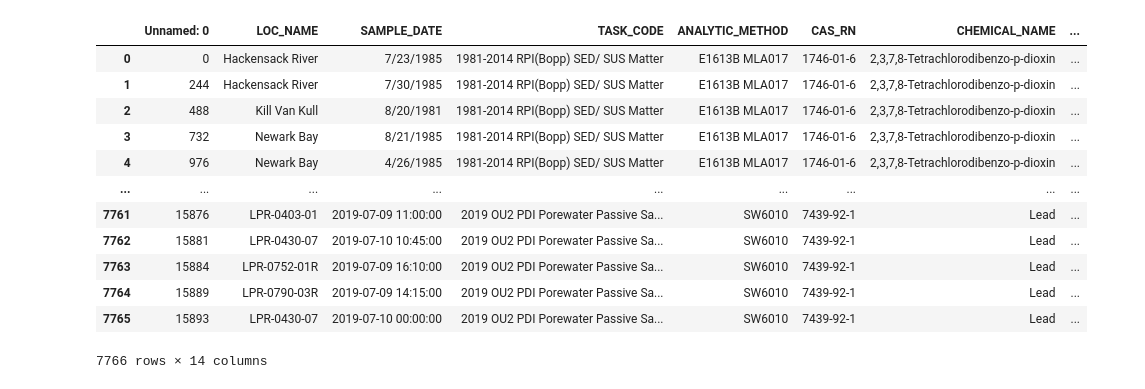
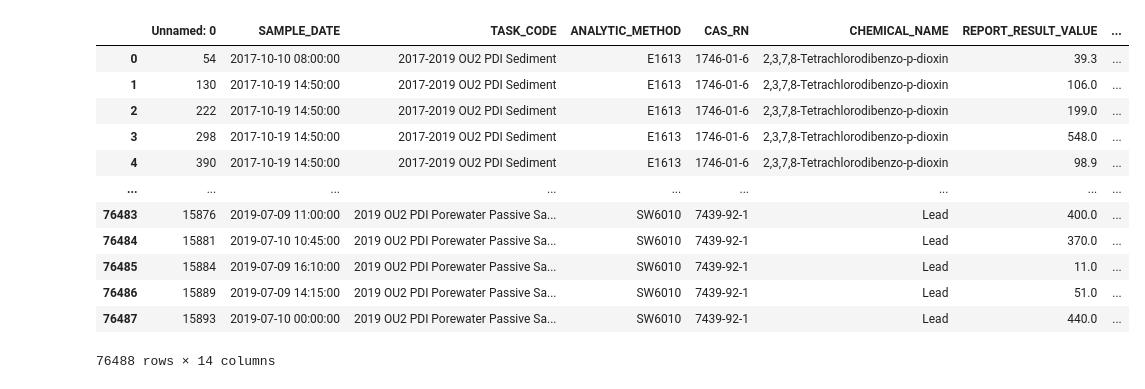
Before and after one commit to kxh3/environmental_contamination, a Jupyter notebook: notebooks/krista.ipynb, the cells around one changed output. Drawn from its saved outputs; the diff is of its cells as text; code cells hidden in the pictures.

```diff
--- a/notebooks/krista.ipynb
+++ b/notebooks/krista.ipynb
@@ -18,21 +17,21 @@ from libs.p1_library import chemical_filter
 # %%
 #Testing to see what the full file looks like before adding the chemical filter
-filepath = Path('C:/Users/krist/OneDrive/Desktop/environmental-contamination/notebooks/chemical_filter.csv')
+filepath = Path('C:/Users/krist/OneDrive/Desktop/environmental-contamination/notebooks/chemical_data.csv')
 csv_df = pd.read_csv(filepath,parse_dates=True, infer_datetime_format=True)
 csv_df
 # %% [output]
-|  | Unnamed: 0 | LOC_NAME | SAMPLE_DATE | TASK_CODE | ANALYTIC_METHOD | CAS_RN | CHEMICAL_NAME | ... |
-| 0 | 0 | Hackensack River | 7/23/1985 | 1981-2014 RPI(Bopp) SED/ SUS Matter | E1613B MLA017 | 1746-01-6 | 2,3,7,8-Tetrachlorodibenzo-p-dioxin | ... |
-| 1 | 244 | Hackensack River | 7/30/1985 | 1981-2014 RPI(Bopp) SED/ SUS Matter | E1613B MLA017 | 1746-01-6 | 2,3,7,8-Tetrachlorodibenzo-p-dioxin | ... |
-| 2 | 488 | Kill Van Kull | 8/20/1981 | 1981-2014 RPI(Bopp) SED/ SUS Matter | E1613B MLA017 | 1746-01-6 | 2,3,7,8-Tetrachlorodibenzo-p-dioxin | ... |
-| 3 | 732 | Newark Bay | 8/21/1985 | 1981-2014 RPI(Bopp) SED/ SUS Matter | E1613B MLA017 | 1746-01-6 | 2,3,7,8-Tetrachlorodibenzo-p-dioxin | ... |
-| 4 | 976 | Newark Bay | 4/26/1985 | 1981-2014 RPI(Bopp) SED/ SUS Matter | E1613B MLA017 | 1746-01-6 | 2,3,7,8-Tetrachlorodibenzo-p-dioxin | ... |
+|  | Unnamed: 0 | SAMPLE_DATE | TASK_CODE | ANALYTIC_METHOD | CAS_RN | CHEMICAL_NAME | REPORT_RESULT_VALUE | ... |
+| 0 | 54 | 2017-10-10 08:00:00 | 2017-2019 OU2 PDI Sediment | E1613 | 1746-01-6 | 2,3,7,8-Tetrachlorodibenzo-p-dioxin | 39.3 | ... |
+| 1 | 130 | 2017-10-19 14:50:00 | 2017-2019 OU2 PDI Sediment | E1613 | 1746-01-6 | 2,3,7,8-Tetrachlorodibenzo-p-dioxin | 106.0 | ... |
+| 2 | 222 | 2017-10-19 14:50:00 | 2017-2019 OU2 PDI Sediment | E1613 | 1746-01-6 | 2,3,7,8-Tetrachlorodibenzo-p-dioxin | 199.0 | ... |
+| 3 | 298 | 2017-10-19 14:50:00 | 2017-2019 OU2 PDI Sediment | E1613 | 1746-01-6 | 2,3,7,8-Tetrachlorodibenzo-p-dioxin | 548.0 | ... |
+| 4 | 390 | 2017-10-19 14:50:00 | 2017-2019 OU2 PDI Sediment | E1613 | 1746-01-6 | 2,3,7,8-Tetrachlorodibenzo-p-dioxin | 98.9 | ... |
 | ... | ... | ... | ... | ... | ... | ... | ... | ... |
-| 7761 | 15876 | LPR-0403-01 | 2019-07-09 11:00:00 | 2019 OU2 PDI Porewater Passive Sa... | SW6010 | 7439-92-1 | Lead | ... |
-| 7762 | 15881 | LPR-0430-07 | 2019-07-10 10:45:00 | 2019 OU2 PDI Porewater Passive Sa... | SW6010 | 7439-92-1 | Lead | ... |
-| 7763 | 15884 | LPR-0752-01R | 2019-07-09 16:10:00 | 2019 OU2 PDI Porewater Passive Sa... | SW6010 | 7439-92-1 | Lead | ... |
-| 7764 | 15889 | LPR-0790-03R | 2019-07-09 14:15:00 | 2019 OU2 PDI Porewater Passive Sa... | SW6010 | 7439-92-1 | Lead | ... |
-| 7765 | 15893 | LPR-0430-07 | 2019-07-10 00:00:00 | 2019 OU2 PDI Porewater Passive Sa... | SW6010 | 7439-92-1 | Lead | ... |
+| 76483 | 15876 | 2019-07-09 11:00:00 | 2019 OU2 PDI Porewater Passive Sa... | SW6010 | 7439-92-1 | Lead | 400.0 | ... |
+| 76484 | 15881 | 2019-07-10 10:45:00 | 2019 OU2 PDI Porewater Passive Sa... | SW6010 | 7439-92-1 | Lead | 370.0 | ... |
+| 76485 | 15884 | 2019-07-09 16:10:00 | 2019 OU2 PDI Porewater Passive Sa... | SW6010 | 7439-92-1 | Lead | 11.0 | ... |
+| 76486 | 15889 | 2019-07-09 14:15:00 | 2019 OU2 PDI Porewater Passive Sa... | SW6010 | 7439-92-1 | Lead | 51.0 | ... |
+| 76487 | 15893 | 2019-07-10 00:00:00 | 2019 OU2 PDI Porewater Passive Sa... | SW6010 | 7439-92-1 | Lead | 440.0 | ... |
-7766 rows × 14 columns
+76488 rows × 14 columns
 # %%
 #Adding the chemical filer function to filter down to the two chemicals
```
Also changed, not shown: parts of 22 cells of this notebook, 1 other file.
